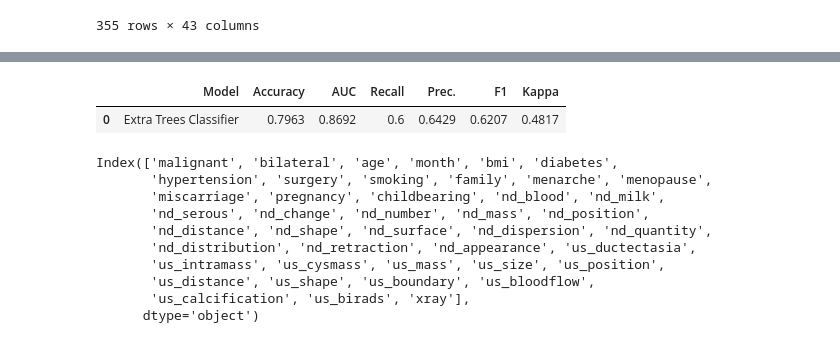
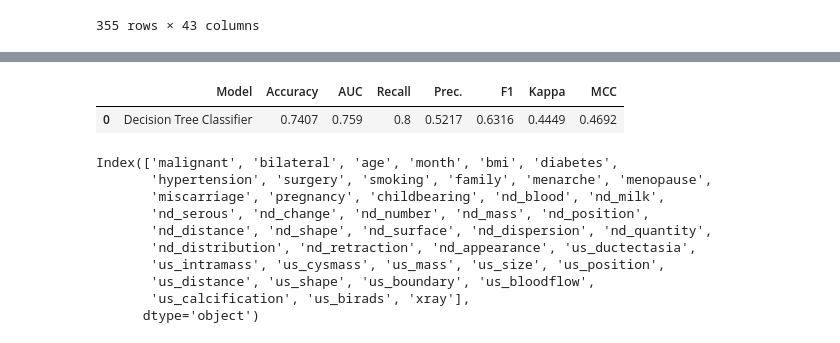
Before and after one commit to dearfad/mmhelper, a Jupyter notebook: project/yn/ml.ipynb, the cells around one changed output, grey strips where cells are left out. Cells and saved outputs as stored; diff of their text form; code cells hidden in the pictures.

```diff
--- a/project/yn/ml.ipynb
+++ b/project/yn/ml.ipynb
@@ -123,0 +85,2 @@ interactive(children=(ToggleButtons(description='Plot Type:', icons=('',), optio
+# %%
+dt = create_model('dt')
@@ -124,8 +105,8 @@ interactive(children=(ToggleButtons(description='Plot Type:', icons=('',), optio
 # %%
-pred_holdout = predict_model(et)
+pred_holdout = predict_model(dt)
 # %% [output]
-|  | Model | Accuracy | AUC | Recall | Prec. | F1 | Kappa |
-| 0 | Extra Trees Classifier | 0.7963 | 0.8692 | 0.6 | 0.6429 | 0.6207 | 0.4817 |
+|  | Model | Accuracy | AUC | Recall | Prec. | F1 | Kappa | MCC |
+| 0 | Decision Tree Classifier | 0.7407 | 0.759 | 0.8 | 0.5217 | 0.6316 | 0.4449 | 0.4692 |
 # %%
 data.columns
 # %% [output]
```
Also changed, not shown: parts of 9 cells of this notebook, 7 other files.
